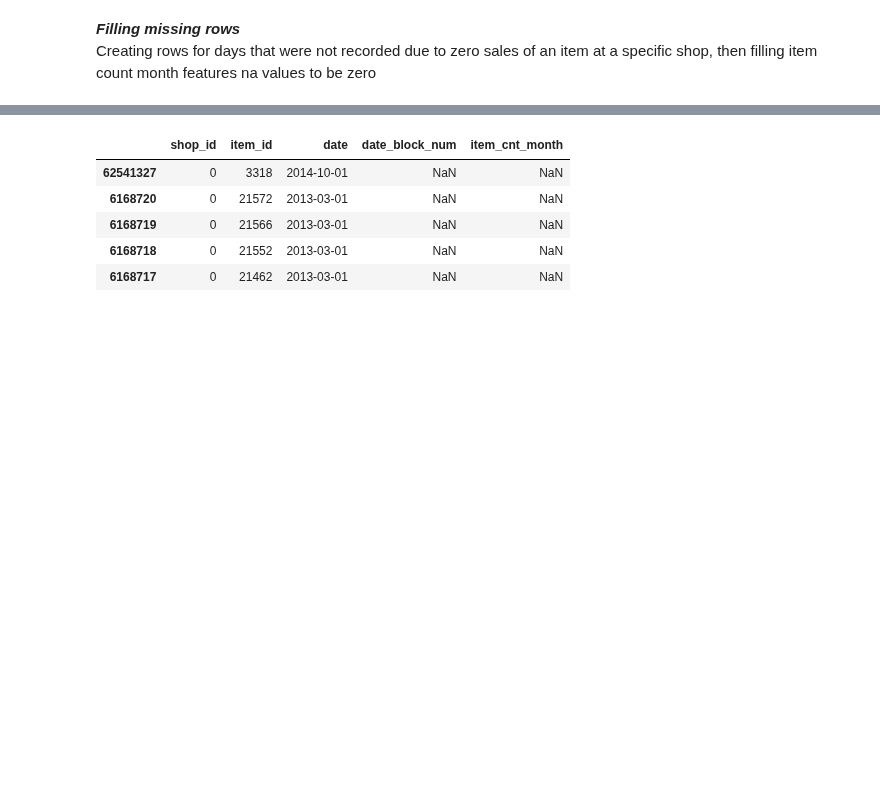
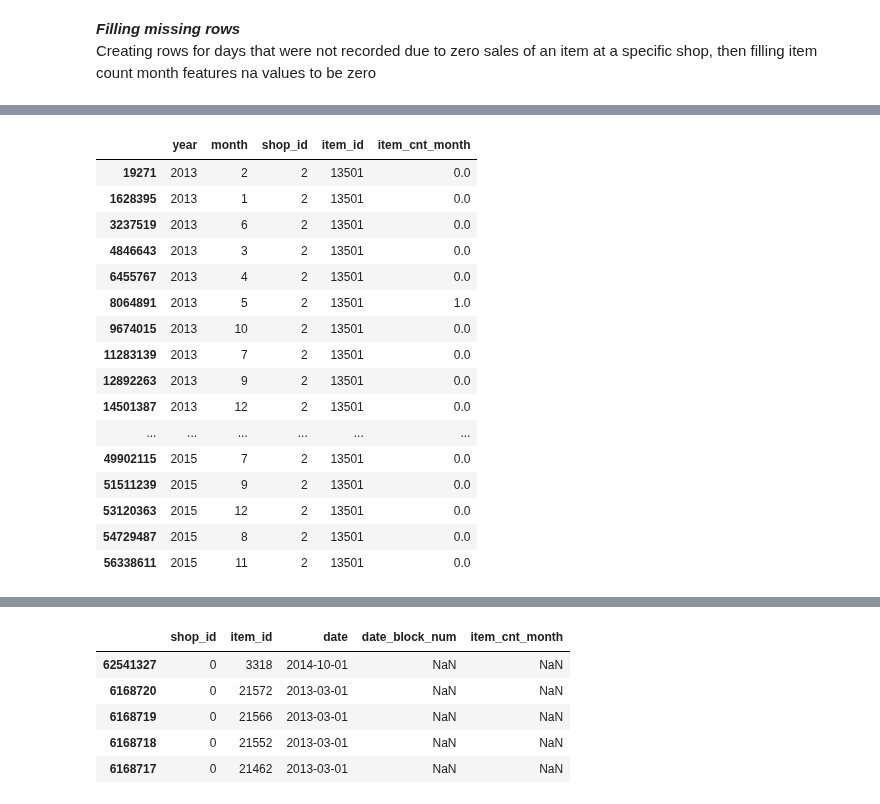
Before and after one commit to the-chiefdom/Predict_Future_Sales, a Jupyter notebook: Wrangling_Exploratory.ipynb, the cells around one changed output, grey strips where cells are left out. Saved outputs shown, nothing was run; the diff lists cells and outputs as text; code cells hidden in the pictures; blank space fills up the shorter version.

```diff
--- a/Wrangling_Exploratory.ipynb
+++ b/Wrangling_Exploratory.ipynb
@@ -214 +224,22 @@ item_cnt_month            0
 dtype: int64
+# %%
+train_df[(train_df['shop_id']==2) & (train_df['item_id']==13501)].head(45)
+# tmp[(tmp['shop_id']==2) & (tmp['item_id']==13501)].head(45)
+# %% [output]
+|  | year | month | shop_id | item_id | item_cnt_month |
+| 19271 | 2013 | 2 | 2 | 13501 | 0.0 |
+| 1628395 | 2013 | 1 | 2 | 13501 | 0.0 |
+| 3237519 | 2013 | 6 | 2 | 13501 | 0.0 |
+| 4846643 | 2013 | 3 | 2 | 13501 | 0.0 |
+| 6455767 | 2013 | 4 | 2 | 13501 | 0.0 |
+| 8064891 | 2013 | 5 | 2 | 13501 | 1.0 |
+| 9674015 | 2013 | 10 | 2 | 13501 | 0.0 |
+| 11283139 | 2013 | 7 | 2 | 13501 | 0.0 |
+| 12892263 | 2013 | 9 | 2 | 13501 | 0.0 |
+| 14501387 | 2013 | 12 | 2 | 13501 | 0.0 |
+| ... | ... | ... | ... | ... | ... |
+| 49902115 | 2015 | 7 | 2 | 13501 | 0.0 |
+| 51511239 | 2015 | 9 | 2 | 13501 | 0.0 |
+| 53120363 | 2015 | 12 | 2 | 13501 | 0.0 |
+| 54729487 | 2015 | 8 | 2 | 13501 | 0.0 |
+| 56338611 | 2015 | 11 | 2 | 13501 | 0.0 |
```
Also changed, not shown: parts of 26 cells of this notebook.
